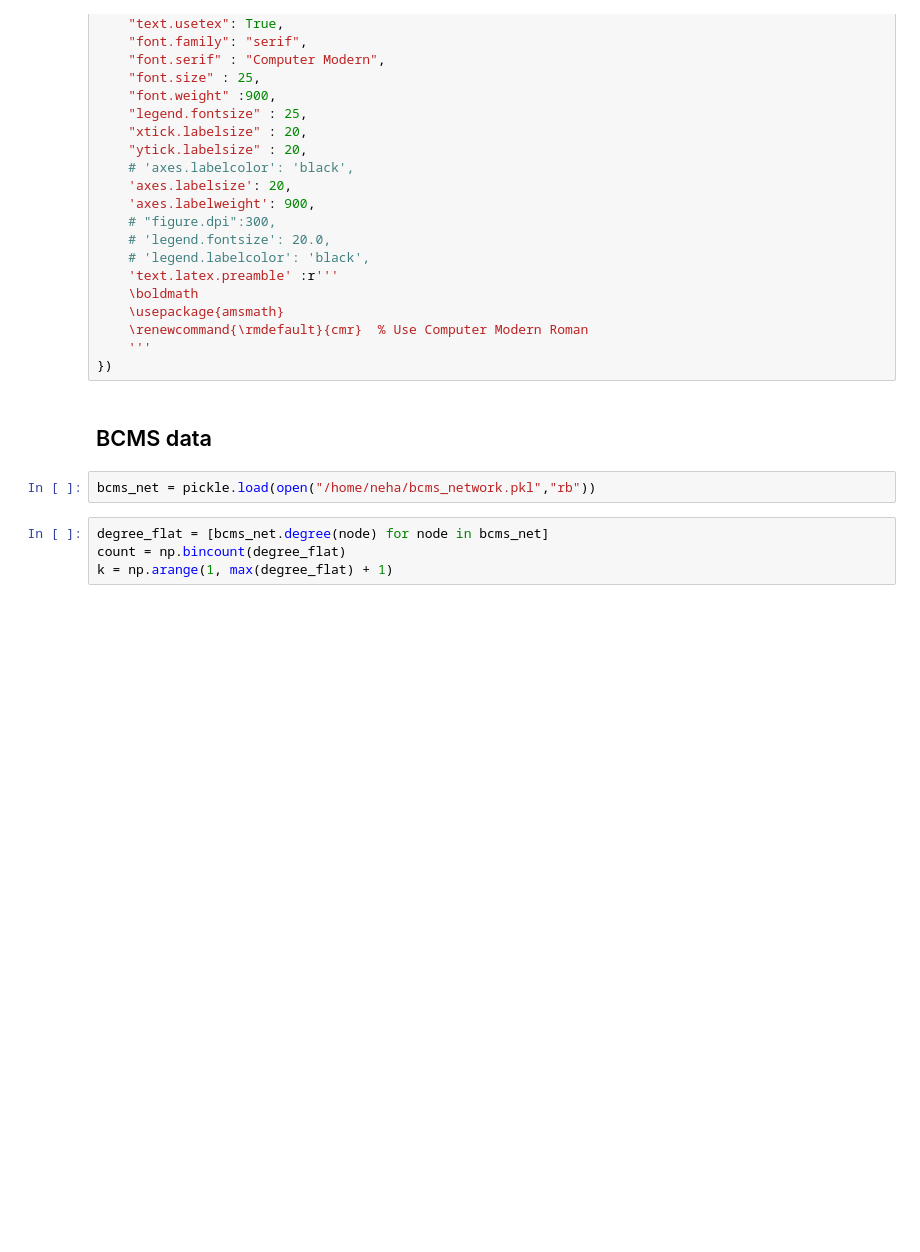
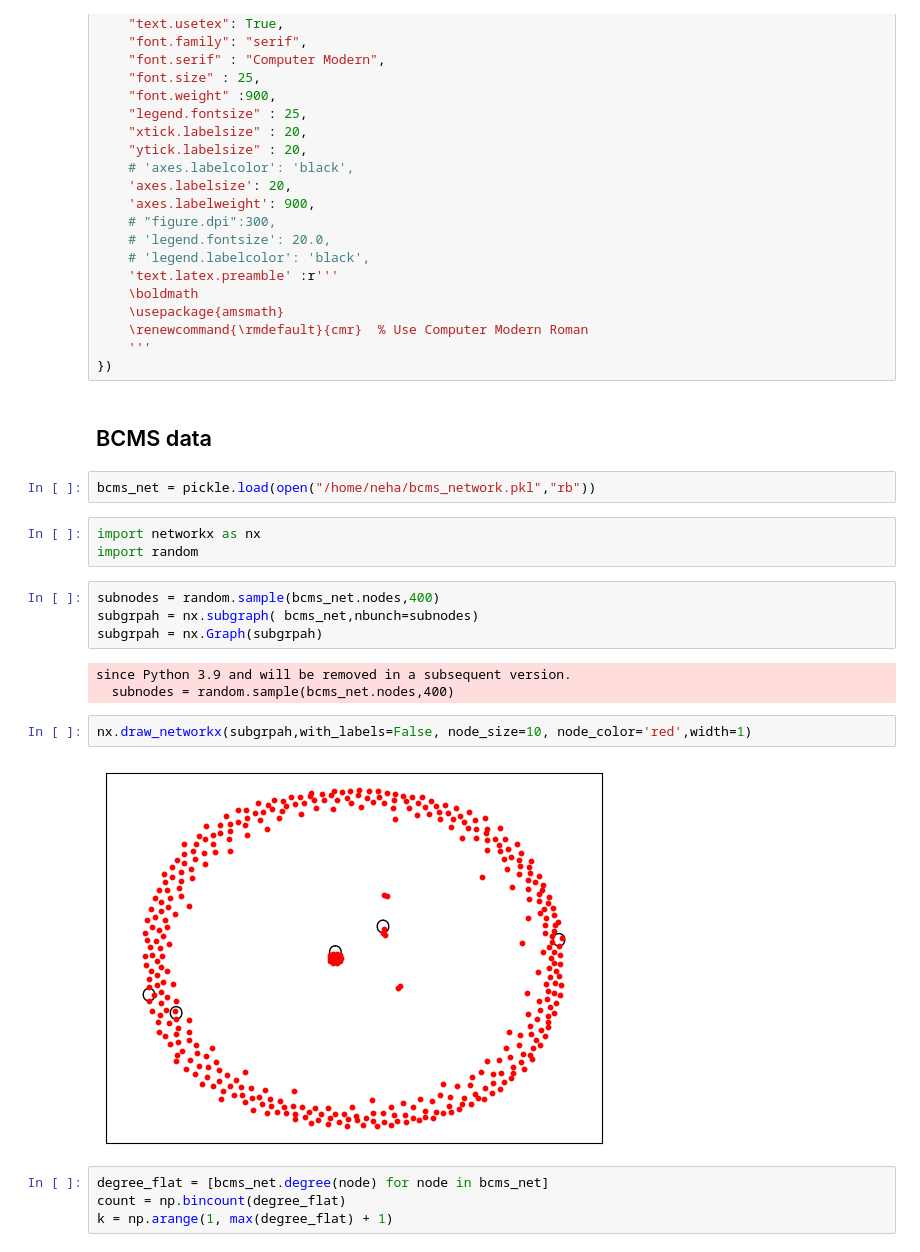
Before and after one commit to nehabansal26/Epidemics-on-Networks, a Jupyter notebook: plots_paper.ipynb, the cells around one changed output. Drawn from its saved outputs; the diff is of its cells as text; blank space fills up the shorter version.

```diff
--- a/plots_paper.ipynb
+++ b/plots_paper.ipynb
@@ -35,6 +35,20 @@ plt.rcParams.update({
 ## BCMS data
 # %%
 bcms_net = pickle.load(open("/home/neha/bcms_network.pkl","rb"))
+# %%
+import networkx as nx
+import random
+# %%
+subnodes = random.sample(bcms_net.nodes,400)
+subgrpah = nx.subgraph( bcms_net,nbunch=subnodes)
+subgrpah = nx.Graph(subgrpah)
+# %% [output]
+since Python 3.9 and will be removed in a subsequent version.
+  subnodes = random.sample(bcms_net.nodes,400)
+# %%
+nx.draw_networkx(subgrpah,with_labels=False, node_size=10, node_color='red',width=1)
+# %% [output]
+[figure, added]
 # %%
 degree_flat = [bcms_net.degree(node) for node in bcms_net]
 count = np.bincount(degree_flat)
```
Also changed, not shown: parts of 13 cells of this notebook, 1 other file.
